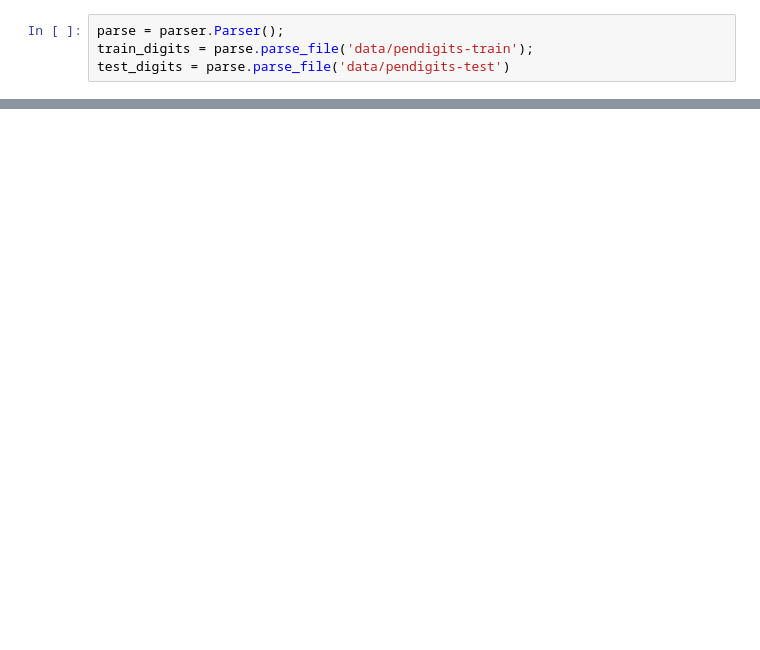
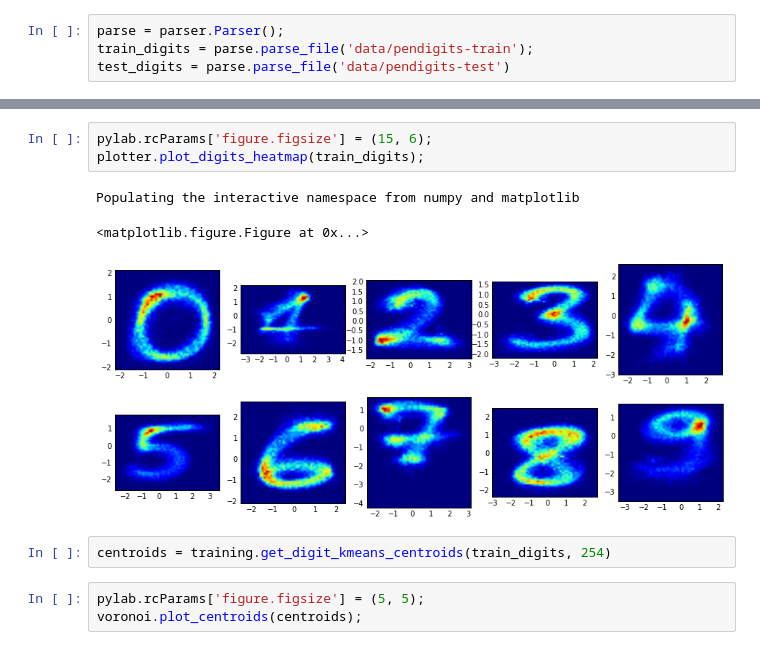
Before and after one commit to choucavalier/pendigits-hmm, a Jupyter notebook: Notebook.ipynb, the cells around one changed output, grey strips where cells are left out. Cells and saved outputs as stored; diff of their text form; blank space fills up the shorter version.

```diff
--- a/Notebook.ipynb
+++ b/Notebook.ipynb
@@ -13,0 +17,12 @@ plotter.plot_digit(train_digits[8])
+# %%
+pylab.rcParams['figure.figsize'] = (15, 6);
+plotter.plot_digits_heatmap(train_digits);
+# %% [output]
+Populating the interactive namespace from numpy and matplotlib
+<matplotlib.figure.Figure at 0x...>
+[figure, added]
+# %%
+centroids = training.get_digit_kmeans_centroids(train_digits, 254)
+# %%
+pylab.rcParams['figure.figsize'] = (5, 5);
+voronoi.plot_centroids(centroids);
```
Also changed, not shown: parts of 4 cells of this notebook, 7 other files.
